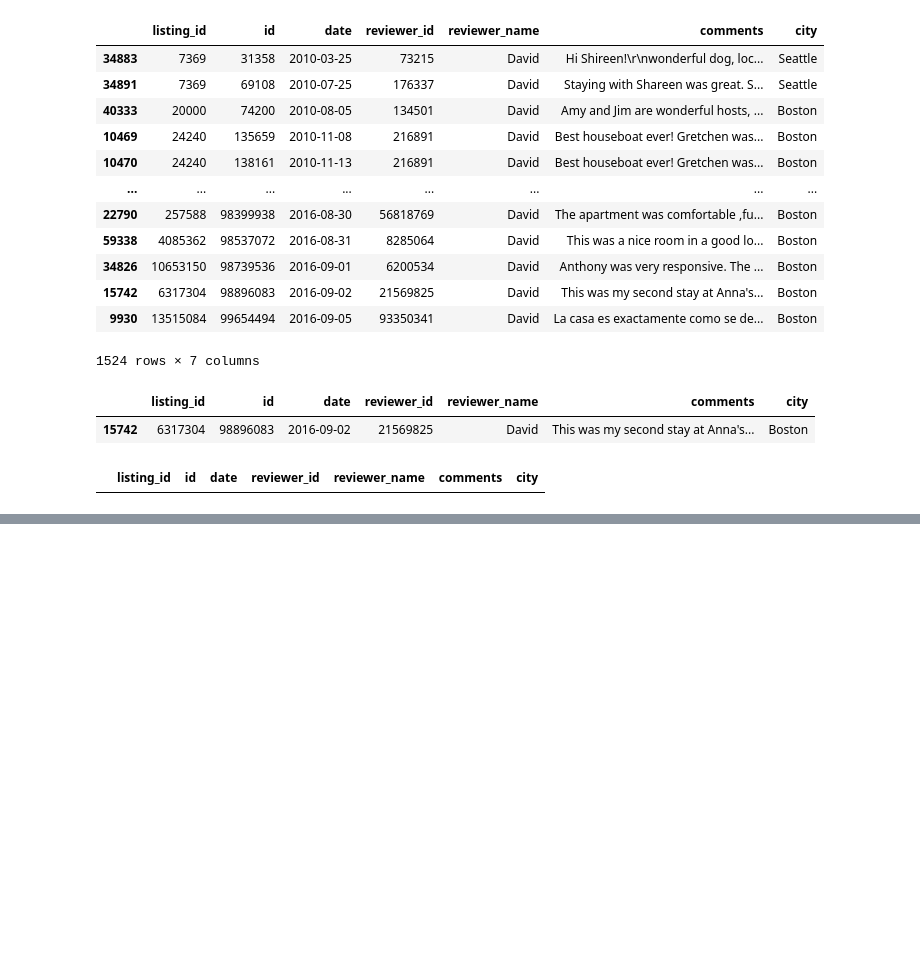
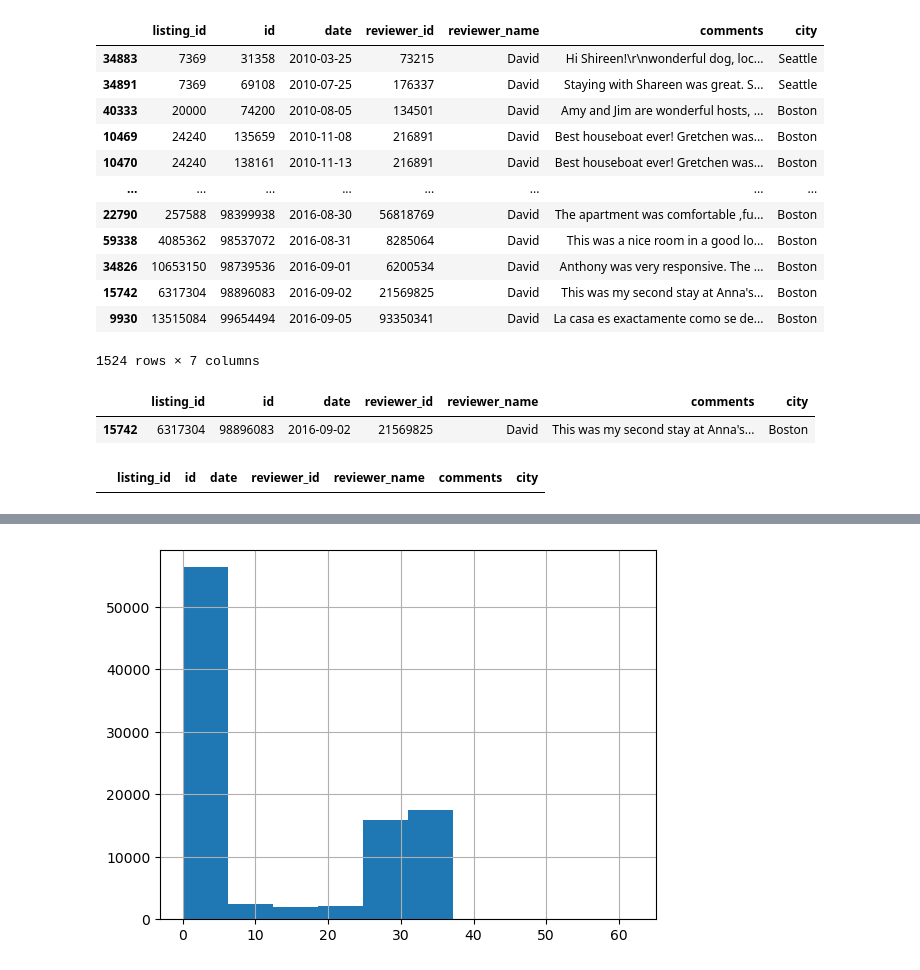
Before and after one commit to mdraws86/airbnb, a Jupyter notebook: Airbnb Analysis.ipynb, the cells around one changed output, grey strips where cells are left out. Cells and saved outputs as stored; diff of their text form; code cells hidden in the pictures; blank space fills up the shorter version.

```diff
--- a/Airbnb Analysis.ipynb
+++ b/Airbnb Analysis.ipynb
@@ -545,0 +597,5 @@ df_reviews_seattle.loc[df_reviews_seattle.id == 98896083]
+# %%
+test = df_calendar.copy()
+test['not_available'] = test.available == False
+test['month'] = test.date.dt.year*100+test.date.dt.month
+test
@@ -545,0 +616,4 @@ df_reviews_seattle.loc[df_reviews_seattle.id == 98896083]
+# %%
+test.groupby(['listing_id', 'month'])['not_available'].sum().hist();
+# %% [output]
+[figure, added]
```
Also changed, not shown: parts of 15 cells of this notebook.
